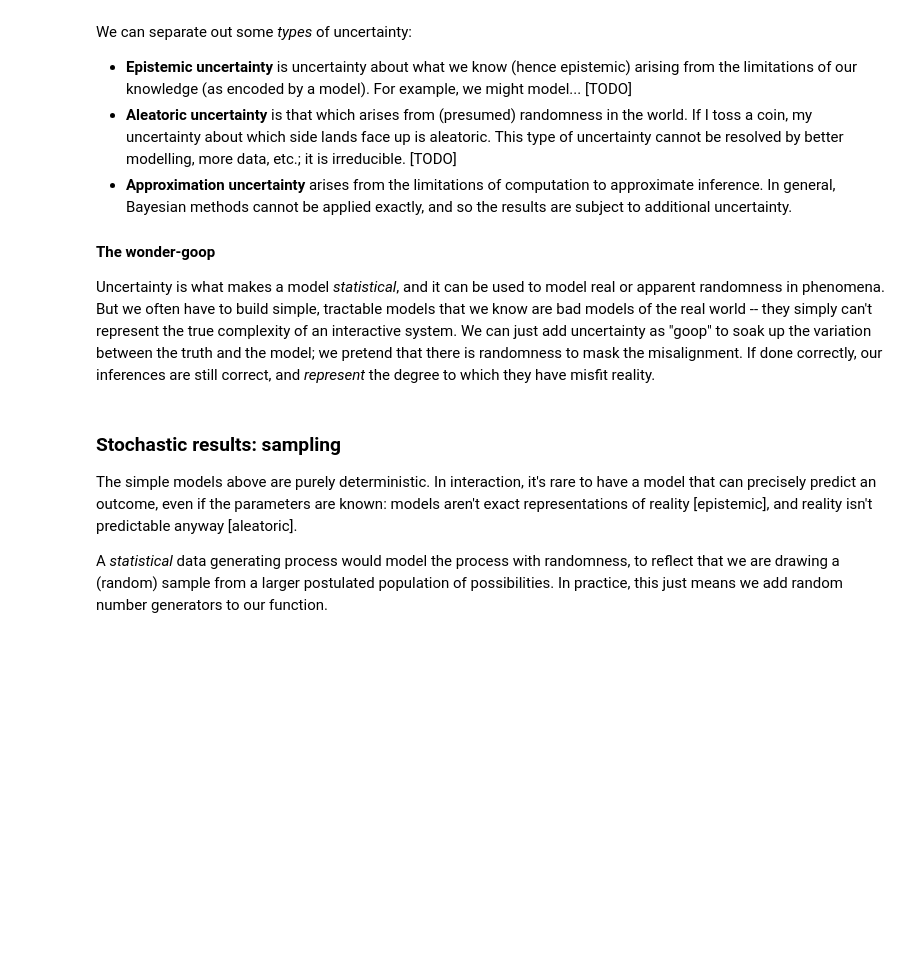
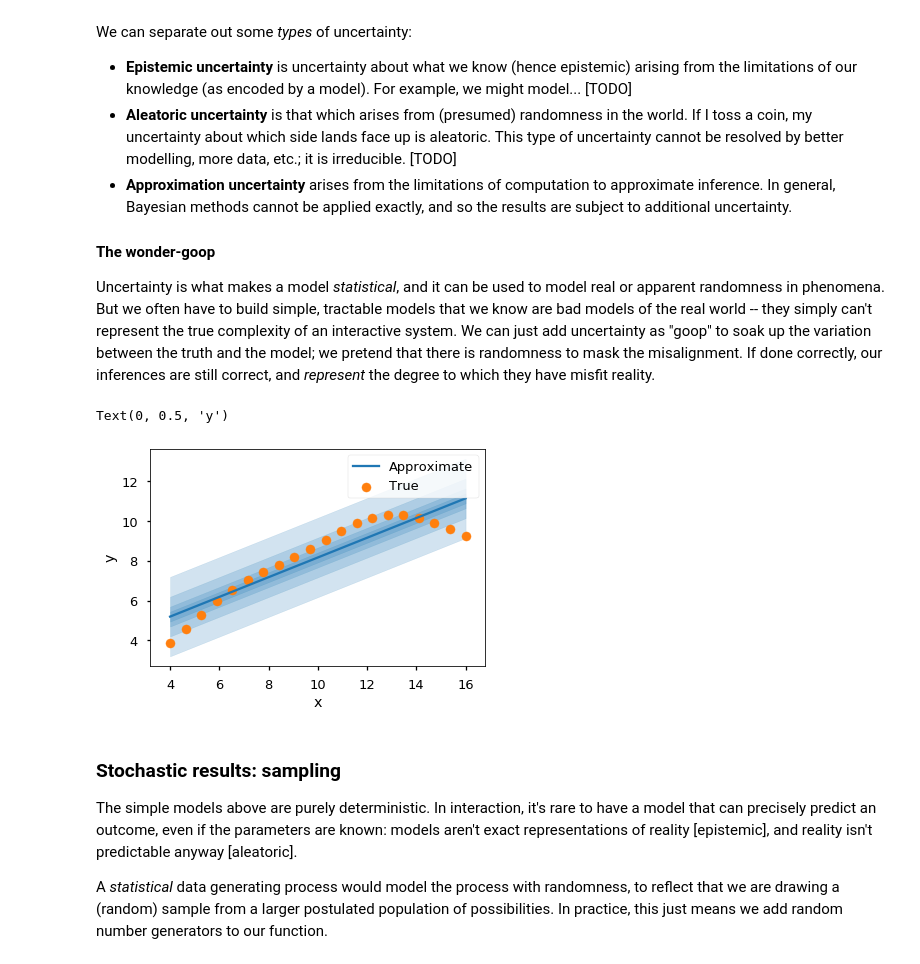
Before and after one commit to johnhw/cix_2022, a Jupyter notebook: ii_theory_and_practice.ipynb, the cells around one changed output. Cells and saved outputs as stored; diff of their text form; code cells hidden in the pictures; blank space fills up the shorter version.

```diff
--- a/ii_theory_and_practice.ipynb
+++ b/ii_theory_and_practice.ipynb
@@ -177,23 +177,32 @@ We can separate out some *types* of uncertainty:
 Uncertainty is what makes a model *statistical*, and it can be used to model real or apparent randomness in phenomena. But we often have to build simple, tractable models that we know are bad models of the real world -- they simply can't represent the true complexity of an interactive system. We can just add uncertainty as "goop" to soak up the variation between the truth and the model; we pretend that there is randomness to mask the misalignment. If done correctly, our inferences are still correct, and *represent* the degree to which they have misfit reality.
 # %%
 
+# a function that is not a line
 def f(x):
     return x + np.cos(x) * 0.2 - 0.0001 * x ** 4
 
+# a line does not fit
+# but a line + noise does
+# even though the "noise" is not random
 x = np.linspace(4, 16, 20)
 y = f(x)
 p = np.polyfit(x, y, 1)
 y_prime = np.polyval(p, x)
+
+# plot the graph
 fig, ax = plt.subplots()
-err = 2
+err = 1
 for l in [0.25, 0.5, 1, 2]:
     ax.fill_between(x, y_prime-l*err, y_prime+l*err, color='C0', alpha=0.2)
 
 ax.scatter(x, y, label='True', c='C1')
 ax.plot(x, y_prime, label='Approximate')
 ax.legend()
 ax.set_xlabel("x")
 ax.set_ylabel("y")
+# %% [output]
+Text(0, 0.5, 'y')
+[figure, added]
 # %% [markdown]
 ### Stochastic results: sampling
 
```
Also changed, not shown: parts of 17 cells of this notebook, 1 other file.
